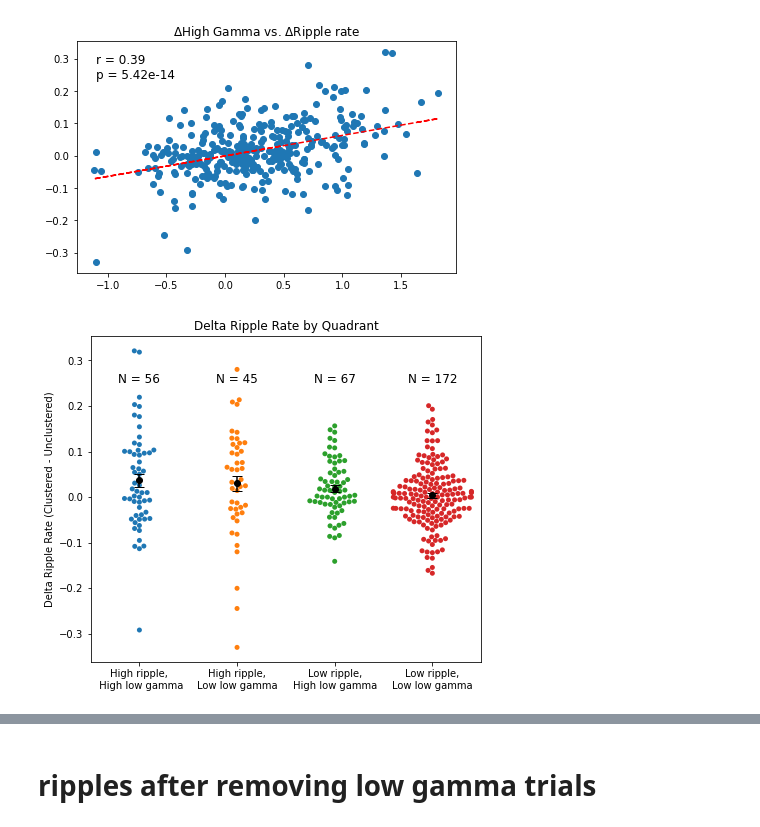
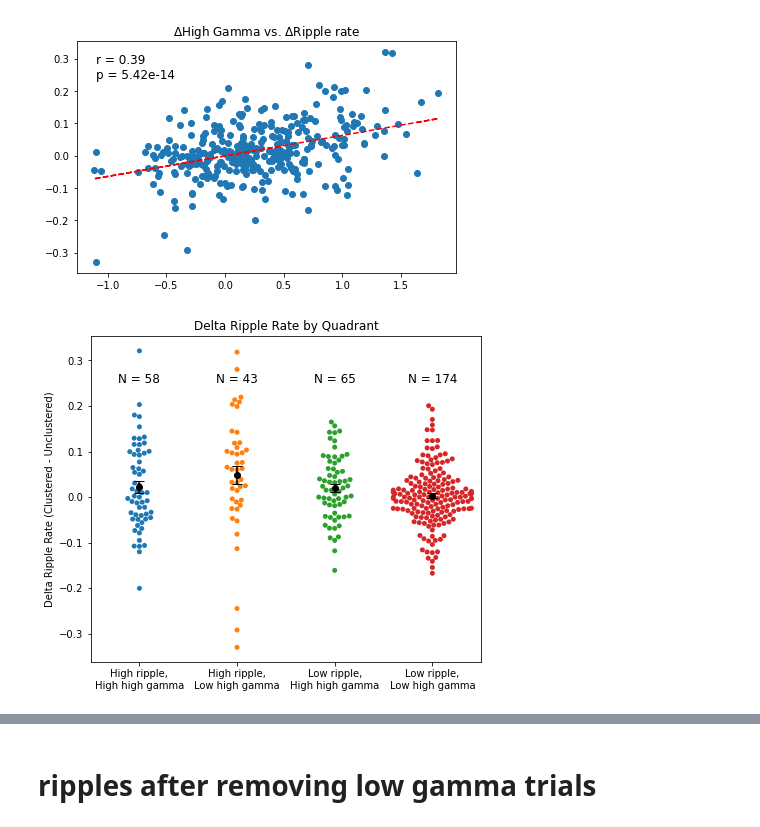
Before and after one commit to jjsakon/SWRrefactored, a Jupyter notebook: code/rippleVsGammaByElectrode.ipynb, the cells around one changed output, grey strips where cells are left out. Cells and saved outputs as stored; diff of their text form; code cells hidden in the pictures.

```diff
--- a/code/rippleVsGammaByElectrode.ipynb
+++ b/code/rippleVsGammaByElectrode.ipynb
@@ -283,7 +314,8 @@ unique_elecs = np.unique(sub_elec_labels)
 
 # find gamma and ripple rates
 sub_ripple_elecs = []; sub_low_gamma_elecs = []; sub_high_gamma_elecs = []
-sub_ripple_elecs_clust_diff = []; sub_low_gamma_elecs_clust_diff = []; sub_high_gamma_elecs_clust_diff = []
+sub_ripple_elecs_clust_diff = []; sub_ripple_elecs_RECALLED_diff = []
+sub_low_gamma_elecs_clust_diff = []; sub_high_gamma_elecs_clust_diff = []
 min_trial_elecs = []; min_trials_clust_subs = []; min_trials_clust_sess = []
 min_trial_clust_elec = [];
 for i_elec,elec in enumerate(unique_elecs):
@@ -297,6 +329,7 @@ for i_elec,elec in enumerate(unique_elecs):
     sub_elec_clust_ID = sub_clust_ID[elec_idxs]
     elec_clustered_full_scope = elec_idxs & (sub_clust_ID>1)
     elec_unclustered_full_scope = elec_idxs & (sub_clust_ID<0)
+    elec_not_recalled_full_scope = elec_idxs & (sub_clust_ID == 0)
 
     if (sum(elec_idxs) >= min_recalls) & \
         (sum(sub_elec_clust_ID>1)>=min_clust_recalls) & \
@@ -313,6 +346,12 @@ for i_elec,elec in enumerate(unique_elecs):
         min_trial_clust_elec.append(elec)
         min_trials_clust_subs.append(temp_sub)
         min_trials_clust_sess.append(temp_sub)
+        # recalled - not_recalled ripple diff (for encoding only)
+        if encoding_mode == 1:
+            sub_ripple_elecs_RECALLED_diff.append( ripple_hz_conv_factor*\
+                                ( np.mean(start_array[~elec_not_recalled_full_scope,ripple_time_range]) - \
+                                np.mean(start_array[elec_not_recalled_full_scope,ripple_time_range]) ) )
+        # clust - unclust ripple diff
         sub_ripple_elecs_clust_diff.append( ripple_hz_conv_factor*\
                             ( np.mean(start_array[elec_clustered_full_scope,ripple_time_range]) - \
                             np.mean(start_array[elec_unclustered_full_scope,ripple_time_range]) ) )
@@ -488,7 +527,7 @@ a=1;
 # Define quadrants
 
 # 1 for low_gamma, 2 for high_gamma, 3 for high:low difference
-low_gamma_on = 1
+low_gamma_on = 2
 
 if low_gamma_on == 1:
     quadrant_1 = (sub_low_gamma_elecs > mean_low_gamma + num_sd_line * std_low_gamma) & \
@@ -575,34 +614,34 @@ delta_ripple_data = (
 
 labels = (
     [label1] * len(delta_ripple_quadrant_1) +
     [label2] * len(delta_ripple_quadrant_2) +
     [label3] * len(delta_ripple_quadrant_3) +
     [label4] * len(delta_ripple_quadrant_4)
 )
 
 # Plot the swarm plot
 fig, ax = plt.subplots(figsize=(7, 6))
 sb.swarmplot(x=labels, y=delta_ripple_data, ax=ax)
 
 # Plot the means and SEs over the swarm plot
 means = [mean_quadrant_1, mean_quadrant_2, mean_quadrant_3, mean_quadrant_4]
 ses = [se_quadrant_1, se_quadrant_2, se_quadrant_3, se_quadrant_4]
 x_positions = [0, 1, 2, 3]
 
 ax.errorbar(x_positions, means, yerr=ses, fmt='o', color='black', capsize=5, zorder=10)
 
 # Add "N = XXX" over the top of each bar
 num_electrodes = [len(delta_ripple_quadrant_1), len(delta_ripple_quadrant_2), len(delta_ripple_quadrant_3), len(delta_ripple_quadrant_4)]
 for i, num in enumerate(num_electrodes):
     ax.text(i, 0.25, f'N = {num}', ha='center', fontsize=12, color='black')
 
 
 ax.set_ylabel('Delta Ripple Rate (Clustered - Unclustered)')
 ax.set_title('Delta Ripple Rate by Quadrant')
 
 plt.show();
 # %% [output]
-[figure, old version]
+[figure, new version]
 # %%
 import statsmodels.formula.api as smf
 
```
Also changed, not shown: parts of 9 cells of this notebook.
